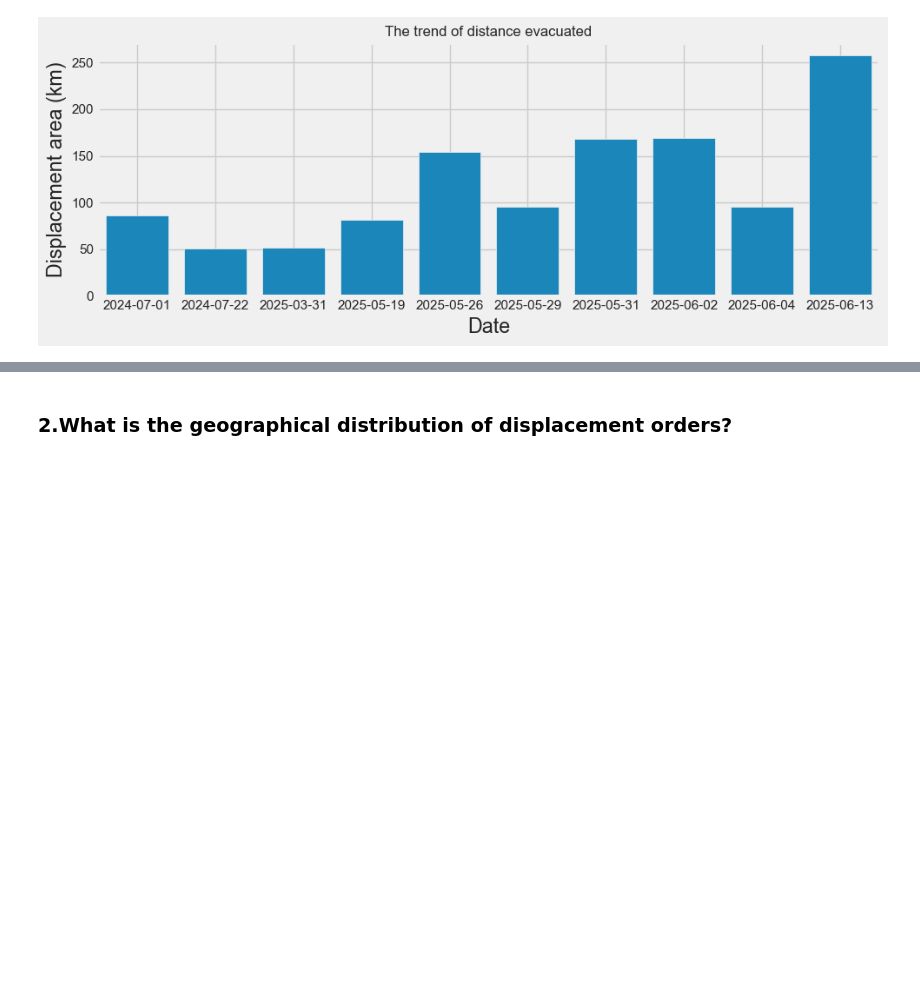
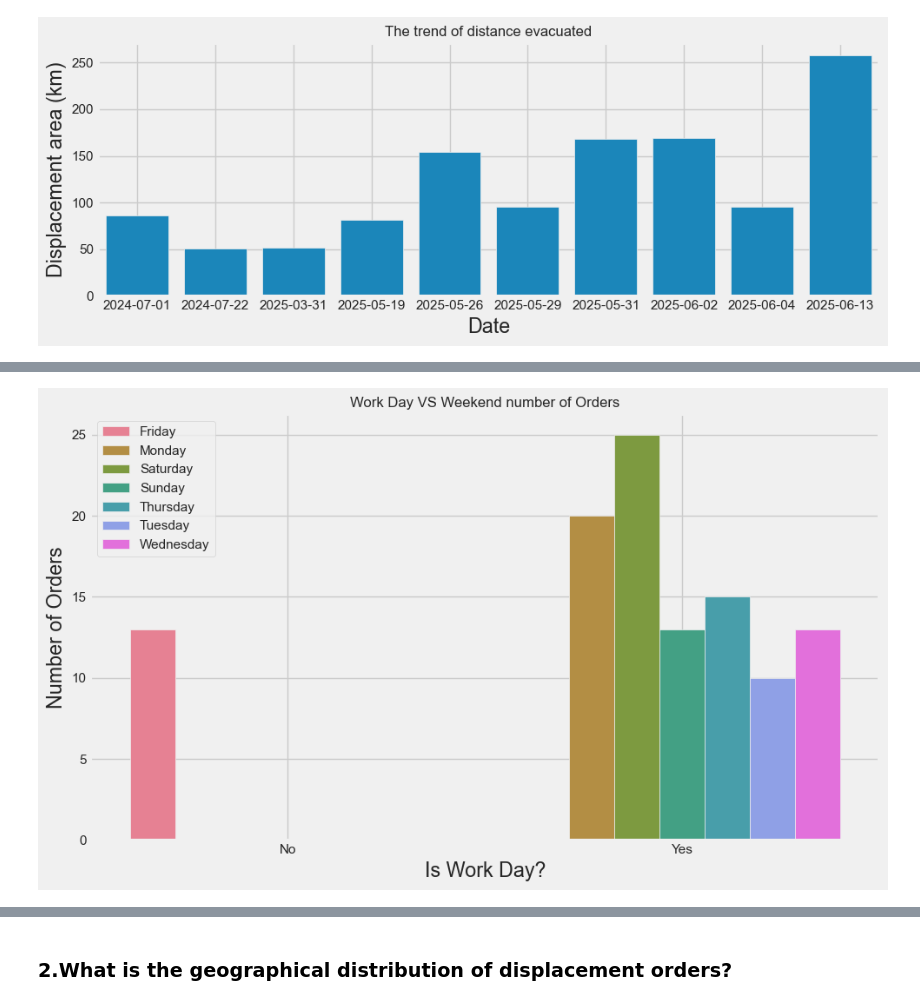
Before and after one commit to MIT-Emerging-Talent/ET6-CDSP-group-03-repo, a Jupyter notebook: 3_data_exploration/notebooks/displacement_orders_EDA.ipynb, the cells around one changed output, grey strips where cells are left out. Saved outputs shown, nothing was run; the diff lists cells and outputs as text; code cells hidden in the pictures; blank space fills up the shorter version.

```diff
--- a/3_data_exploration/notebooks/displacement_orders_EDA.ipynb
+++ b/3_data_exploration/notebooks/displacement_orders_EDA.ipynb
@@ -205,0 +223,25 @@ with plt.style.context("fivethirtyeight"):
+# %%
+day_type_groups = (
+    gazamap_data.groupby(["is_work_day", "displacement_week_day"])
+    .agg({"id": "count"})
+    .reset_index()
+    .rename(columns={"id": "num_orders"})
+)
+with plt.style.context("fivethirtyeight"):
+    fig, ax = plt.subplots(nrows=1, figsize=(10, 6))
+    sns.barplot(
+        data=day_type_groups,
+        x="is_work_day",
+        y="num_orders",
+        hue="displacement_week_day",
+        ax=ax,
+    )
+    plt.title("Work Day VS Weekend number of Orders", fontsize=12)
+    plt.xlabel("Is Work Day?")
+    plt.ylabel("Number of Orders")
+    plt.grid(axis="x")
+    plt.tight_layout()
+    plt.legend(loc="upper left")
+    plt.show()
+# %% [output]
+[figure, added]
```
Also changed, not shown: parts of 24 cells of this notebook.
